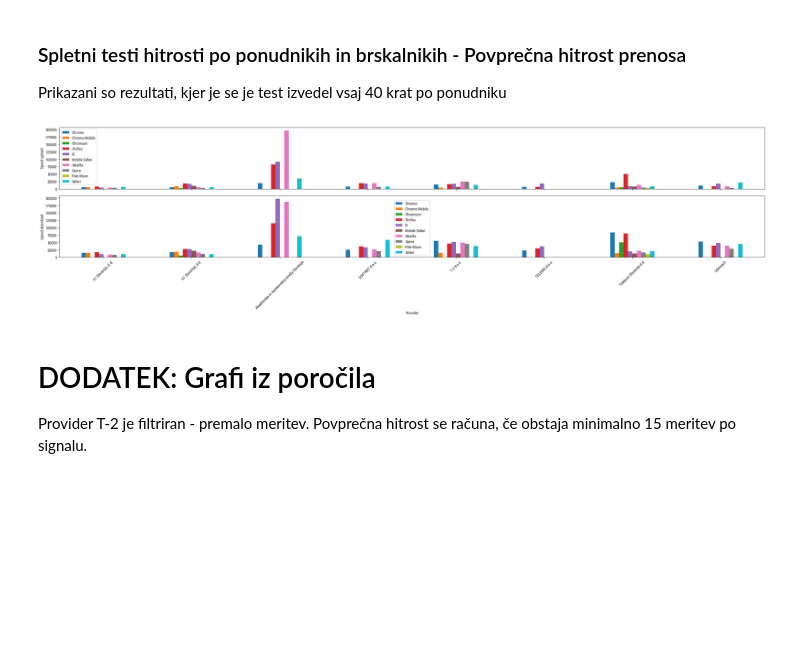
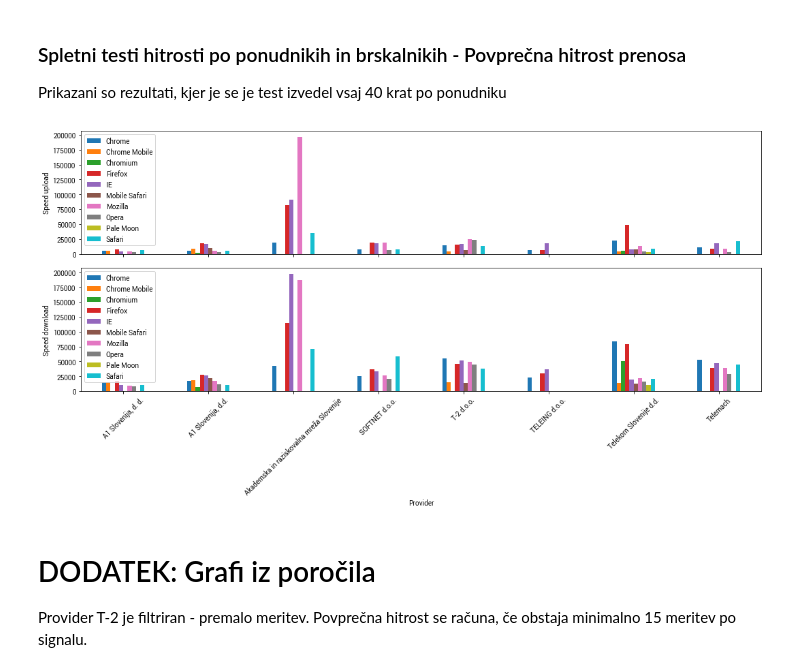
Before and after one commit to vpejovic/netnevt, a Jupyter notebook: notebooks/Analiza AKOS Test Net.ipynb, the cells around one changed output. Saved outputs shown, nothing was run; the diff lists cells and outputs as text; code cells hidden in the pictures; blank space fills up the shorter version.

Commit message:
Graph formatting

```diff
--- a/notebooks/Analiza AKOS Test Net.ipynb
+++ b/notebooks/Analiza AKOS Test Net.ipynb
@@ -475,15 +475,16 @@ plt.show()
 Prikazani so rezultati, kjer je se je test izvedel vsaj 40 krat po ponudniku
 # %%
 fig, (ax1,ax2) = plt.subplots(nrows=2, ncols=1, sharex=True, sharey=True)
-LAN.groupby(['name','model']).filter(lambda x: x['model'].count()>=40).groupby(['name','model']).mean().reset_index().pivot('name', 'model', 'speed_upload').reset_index().rename_axis('').rename_axis('', axis=1).plot(x='name', kind='bar', rot=45, figsize=(30, 8), ax=ax1)
+LAN.groupby(['name','model']).filter(lambda x: x['model'].count()>=40).groupby(['name','model']).mean().reset_index().pivot('name', 'model', 'speed_upload').reset_index().rename_axis('').rename_axis('', axis=1).plot(x='name', kind='bar', rot=45, figsize=(15, 8), ax=ax1)
 ax1.set(xlabel='Provider', ylabel='Speed upload')
-LAN.groupby(['name','model']).filter(lambda x: x['model'].count()>=40).groupby(['name','model']).mean().reset_index().pivot('name', 'model', 'speed_download').reset_index().rename_axis('').rename_axis('', axis=1).plot(x='name', kind='bar', rot=45, figsize=(30, 8), ax=ax2)
+LAN.groupby(['name','model']).filter(lambda x: x['model'].count()>=40).groupby(['name','model']).mean().reset_index().pivot('name', 'model', 'speed_download').reset_index().rename_axis('').rename_axis('', axis=1).plot(x='name', kind='bar', rot=45, figsize=(15, 8), ax=ax2)
 ax2.set(xlabel='Provider', ylabel='Speed download')
 #ax2.legend_.remove()
 plt.tight_layout()
+plt.savefig('browsers.svg')
 plt.show()
 # %% [output]
-[figure, old version]
+[figure, new version]
 # %% [markdown]
 # DODATEK: Grafi iz poročila
 Provider T-2 je filtriran - premalo meritev. Povprečna hitrost se računa, če obstaja minimalno 15 meritev po signalu.
```
Also changed, not shown: parts of 3 cells of this notebook.
